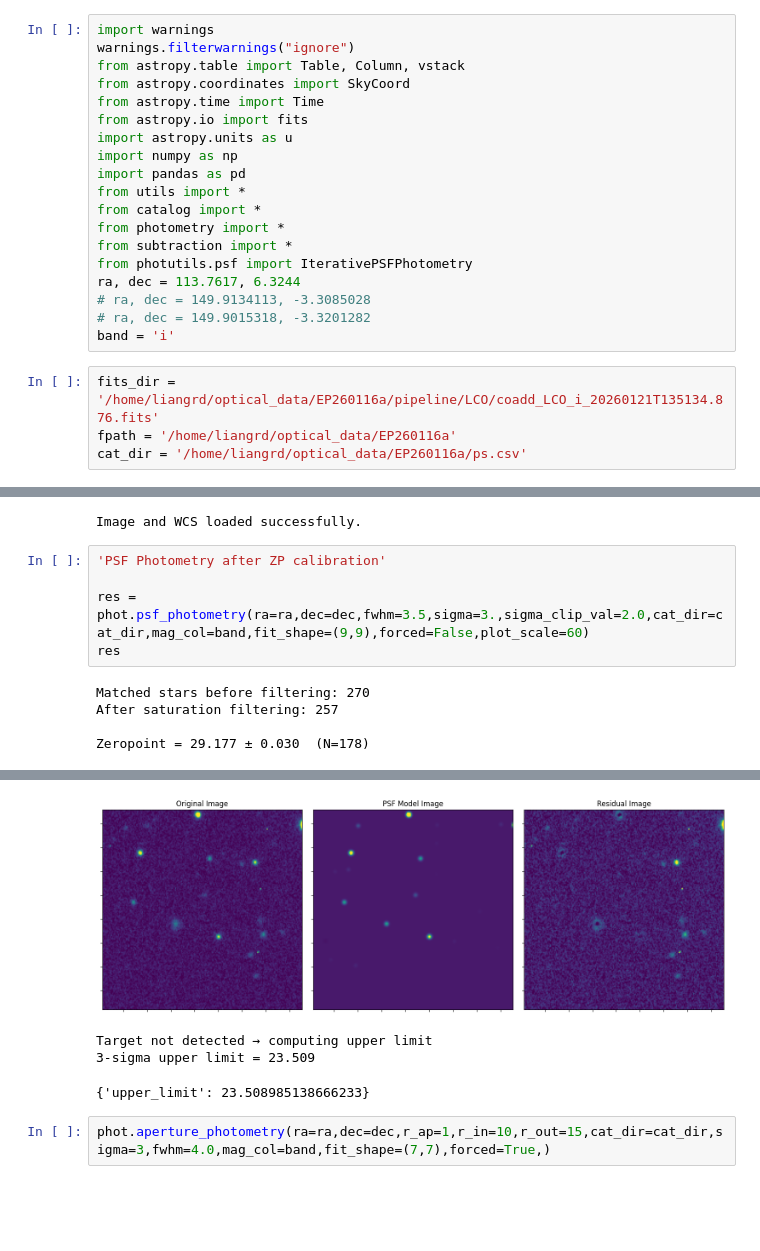
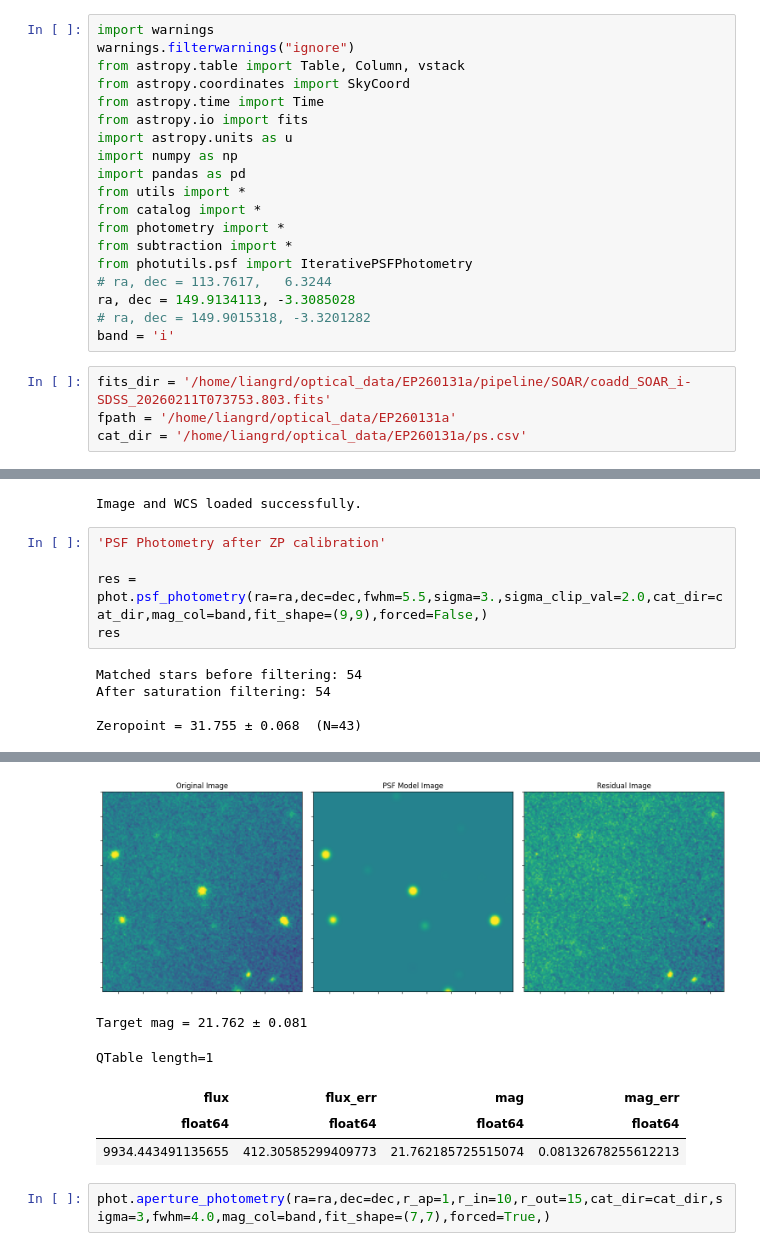
Before and after one commit to LAujust/Follow_up, a Jupyter notebook: code/Unified_Photometry.ipynb, the cells around one changed output, grey strips where cells are left out. Drawn from its saved outputs; the diff is of its cells as text; blank space fills up the shorter version.

Commit message:
Update data at 2026-03-11 04:00:42.400

```diff
--- a/code/Unified_Photometry.ipynb
+++ b/code/Unified_Photometry.ipynb
@@ -15,14 +15,14 @@ from catalog import *
 from photometry import *
 from subtraction import *
 from photutils.psf import IterativePSFPhotometry
-ra, dec = 113.7617,	6.3244
-# ra, dec = 149.9134113, -3.3085028
+# ra, dec = 113.7617,	6.3244
+ra, dec = 149.9134113, -3.3085028
 # ra, dec = 149.9015318, -3.3201282
 band = 'i'
 # %%
-fits_dir = '/home/liangrd/optical_data/EP260116a/pipeline/LCO/coadd_LCO_i_20260121T135134.876.fits'
-fpath = '/home/liangrd/optical_data/EP260116a'
-cat_dir = '/home/liangrd/optical_data/EP260116a/ps.csv'
+fits_dir = '/home/liangrd/optical_data/EP260131a/pipeline/SOAR/coadd_SOAR_i-SDSS_20260211T073753.803.fits'
+fpath = '/home/liangrd/optical_data/EP260131a'
+cat_dir = '/home/liangrd/optical_data/EP260131a/ps.csv'
 # %%
 phot = Photometry()
 phot.read_image(fits_dir,masklow=None)
@@ -31,10 +31,10 @@ Image and WCS loaded successfully.
 # %%
 'PSF Photometry after ZP calibration'
 
-res = phot.psf_photometry(ra=ra,dec=dec,fwhm=3.5,sigma=3.,sigma_clip_val=2.0,cat_dir=cat_dir,mag_col=band,fit_shape=(9,9),forced=False,plot_scale=60)
+res = phot.psf_photometry(ra=ra,dec=dec,fwhm=5.5,sigma=3.,sigma_clip_val=2.0,cat_dir=cat_dir,mag_col=band,fit_shape=(9,9),forced=False,)
 res
 # %% [output]
-Matched stars before filtering: 270
-After saturation filtering: 257
+Matched stars before filtering: 54
+After saturation filtering: 54
 
-Zeropoint = 29.177 ± 0.030  (N=178)
+Zeropoint = 31.755 ± 0.068  (N=43)
@@ -42,7 +42,9 @@ Zeropoint = 29.177 ± 0.030  (N=178)
-[figure, old version]
+[figure, new version]
-Target not detected → computing upper limit
-3-sigma upper limit = 23.509
+Target mag = 21.762 ± 0.081
-{'upper_limit': 23.508985138666233}
+QTable length=1
+| flux | flux_err | mag | mag_err |
+| float64 | float64 | float64 | float64 |
+| 9934.443491135655 | 412.30585299409773 | 21.762185725515074 | 0.08132678255612213 |
 # %%
 phot.aperture_photometry(ra=ra,dec=dec,r_ap=1,r_in=10,r_out=15,cat_dir=cat_dir,sigma=3,fwhm=4.0,mag_col=band,fit_shape=(7,7),forced=True,)
 # %% [output]
```
Also changed, not shown: parts of 1 cell of this notebook, 18 other files.
